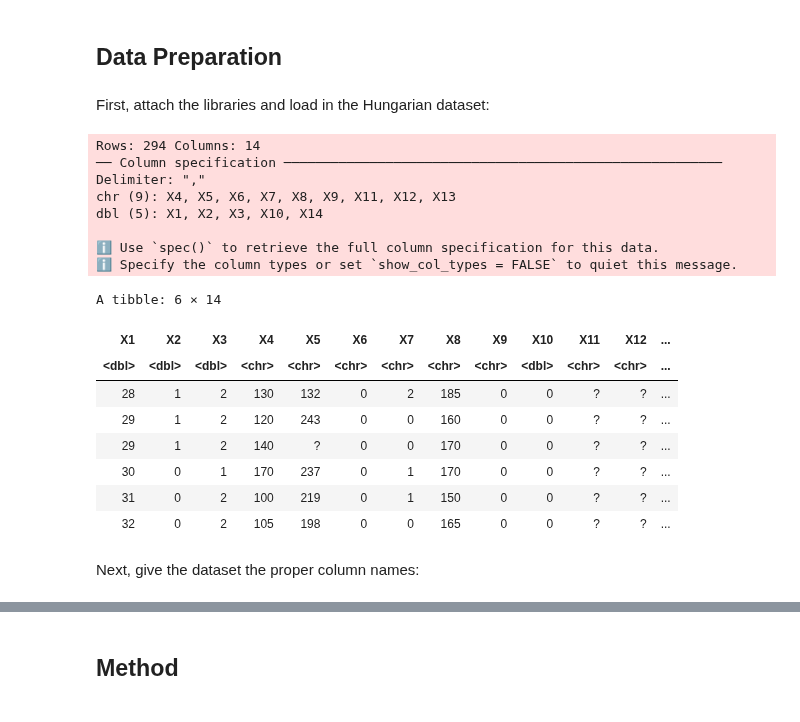
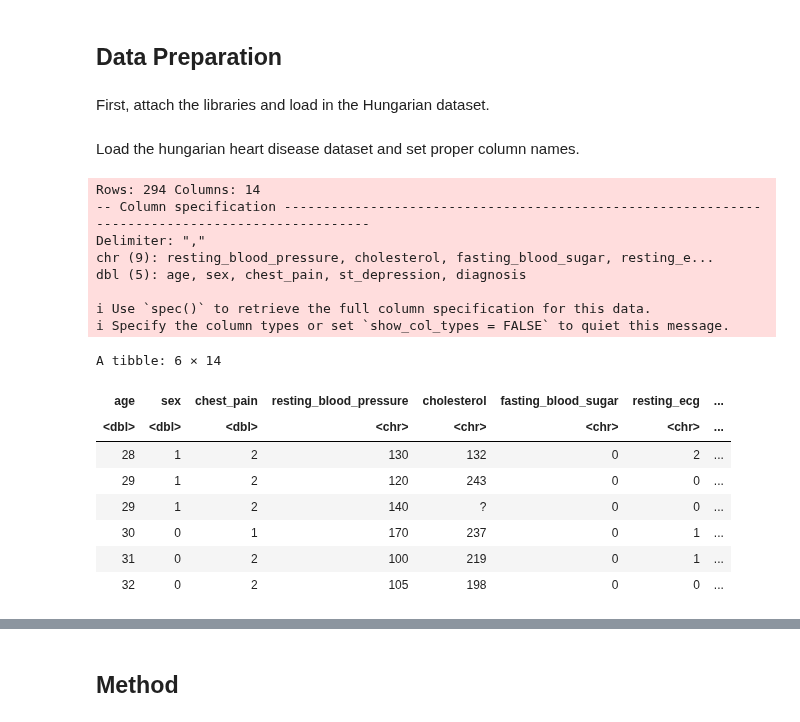
Before and after one commit to elshire7311/dsci100_group73, a Jupyter notebook: heart_analysis.ipynb, the cells around one changed output, grey strips where cells are left out. Drawn from its saved outputs; the diff is of its cells as text; code cells hidden in the pictures.

```diff
--- a/heart_analysis.ipynb
+++ b/heart_analysis.ipynb
@@ -29,7 +29,7 @@ The term “heart disease” refers to several types of heart conditions. The mo
 # %% [markdown]
 ## Data Preparation
 # %% [markdown]
-First, attach the libraries and load in the Hungarian dataset:
+First, attach the libraries and load in the Hungarian dataset.
 # %%
 # Attatch the librarys
 library(tidyverse)
@@ -37,28 +38,29 @@ library(tidymodels)
+# %% [markdown]
+Load the hungarian heart disease dataset and set proper column names.
 # %%
 # load hungarian heart disease dataset from database
 
-# url <- "https://www.kaggle.com/datasets/rashikrahmanpritom/heart-attack-analysis-prediction-dataset/download?datasetVersionNumber=2"
-# longbeach_data <- read_csv(url, col_names = TRUE)
-# longbeach_data
-hungarian_data <- read_csv("data/processed.hungarian.data", col_names = FALSE)
+url <- "https://archive.ics.uci.edu/ml/machine-learning-databases/heart-disease/processed.hungarian.data"
+
+hungarian_data <- read_csv(url, col_names = c('age', 'sex', 'chest_pain', 'resting_blood_pressure', 'cholesterol',
+                                              'fasting_blood_sugar', 'resting_ecg', 'max_heart_rate', 'exercise_induced_angina',
+                                              'st_depression', 'peak_st_slope', 'major_vessel_num', 'thal', 'diagnosis'))
 head(hungarian_data)
 # %% [output]
 Rows: 294 Columns: 14
-── Column specification ────────────────────────────────────────────────────────
+-- Column specification ------------------------------------------------------------------------------------------------
 Delimiter: ","
-chr (9): X4, X5, X6, X7, X8, X9, X11, X12, X13
-dbl (5): X1, X2, X3, X10, X14
+chr (9): resting_blood_pressure, cholesterol, fasting_blood_sugar, resting_e...
+dbl (5): age, sex, chest_pain, st_depression, diagnosis
 
-ℹ Use `spec()` to retrieve the full column specification for this data.
-ℹ Specify the column types or set `show_col_types = FALSE` to quiet this message.
+i Use `spec()` to retrieve the full column specification for this data.
+i Specify the column types or set `show_col_types = FALSE` to quiet this message.
 A tibble: 6 × 14
-| X1 | X2 | X3 | X4 | X5 | X6 | X7 | X8 | X9 | X10 | X11 | X12 | ... |
-| <dbl> | <dbl> | <dbl> | <chr> | <chr> | <chr> | <chr> | <chr> | <chr> | <dbl> | <chr> | <chr> | ... |
-| 28 | 1 | 2 | 130 | 132 | 0 | 2 | 185 | 0 | 0 | ? | ? | ... |
-| 29 | 1 | 2 | 120 | 243 | 0 | 0 | 160 | 0 | 0 | ? | ? | ... |
-| 29 | 1 | 2 | 140 | ? | 0 | 0 | 170 | 0 | 0 | ? | ? | ... |
-| 30 | 0 | 1 | 170 | 237 | 0 | 1 | 170 | 0 | 0 | ? | ? | ... |
-| 31 | 0 | 2 | 100 | 219 | 0 | 1 | 150 | 0 | 0 | ? | ? | ... |
-| 32 | 0 | 2 | 105 | 198 | 0 | 0 | 165 | 0 | 0 | ? | ? | ... |
+| age | sex | chest_pain | resting_blood_pressure | cholesterol | fasting_blood_sugar | resting_ecg | ... |
+| <dbl> | <dbl> | <dbl> | <chr> | <chr> | <chr> | <chr> | ... |
+| 28 | 1 | 2 | 130 | 132 | 0 | 2 | ... |
+| 29 | 1 | 2 | 120 | 243 | 0 | 0 | ... |
+| 29 | 1 | 2 | 140 | ? | 0 | 0 | ... |
+| 30 | 0 | 1 | 170 | 237 | 0 | 1 | ... |
+| 31 | 0 | 2 | 100 | 219 | 0 | 1 | ... |
+| 32 | 0 | 2 | 105 | 198 | 0 | 0 | ... |
-# %% [markdown]
-Next, give the dataset the proper column names:
```
Also changed, not shown: parts of 9 cells of this notebook.
